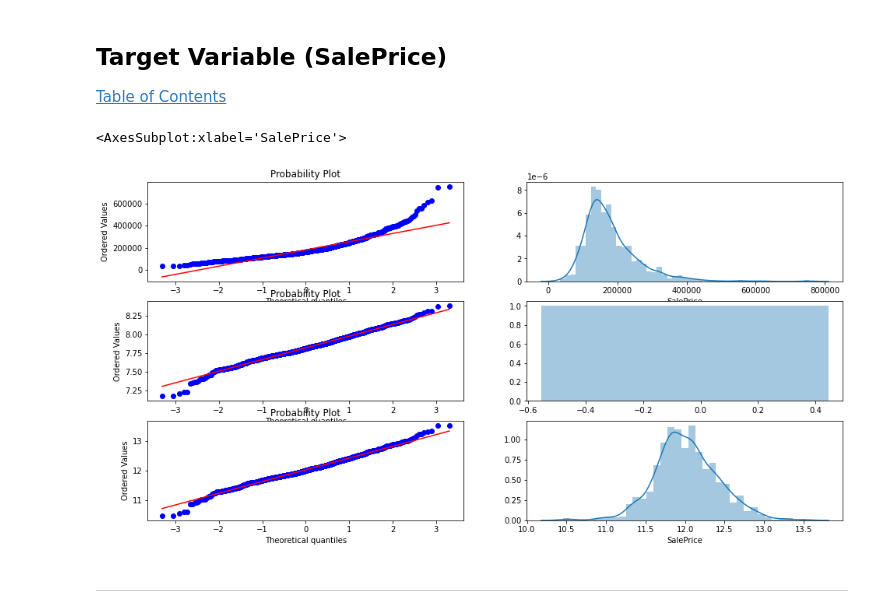
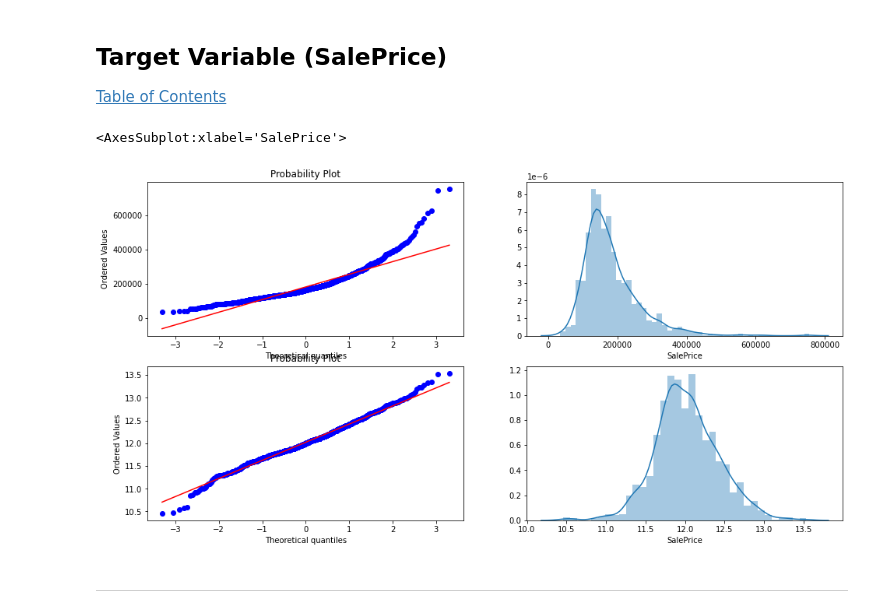
Before and after one commit to bperry555/kaggle, a Jupyter notebook: housePrices/housingPrices.ipynb, the cells around one changed output. Drawn from its saved outputs; the diff is of its cells as text; code cells hidden in the pictures.

```diff
--- a/housePrices/housingPrices.ipynb
+++ b/housePrices/housingPrices.ipynb
@@ -231,21 +218,20 @@ False
 # %%
 plt.figure(figsize=(16,8))
-plt.subplot(3,2,1)
+
+plt.subplot(2,2,1)
 stats.probplot(y_train, dist='norm', fit=True, plot=plt.gca())
-plt.subplot(3,2,2)
+plt.subplot(2,2,2)
 sns.distplot(y_train)
+
 log1p = np.log1p(y_train)
-plt.subplot(3,2,3)
-stats.probplot(boxcox, dist='norm', fit=True, plot=plt.gca())
-plt.subplot(3,2,4)
-sns.distplot(best_box)
-plt.subplot(3,2,5)
+plt.subplot(2,2,3)
+
 stats.probplot(log1p, dist='norm', fit=True, plot=plt.gca())
-plt.subplot(3,2,6)
+plt.subplot(2,2,4)
 sns.distplot(log1p)
 # %% [output]
 <AxesSubplot:xlabel='SalePrice'>
-[figure, old version]
+[figure, new version]
 # %% [markdown]
 ---
 # %% [markdown]
```
Also changed, not shown: parts of 55 cells of this notebook.
